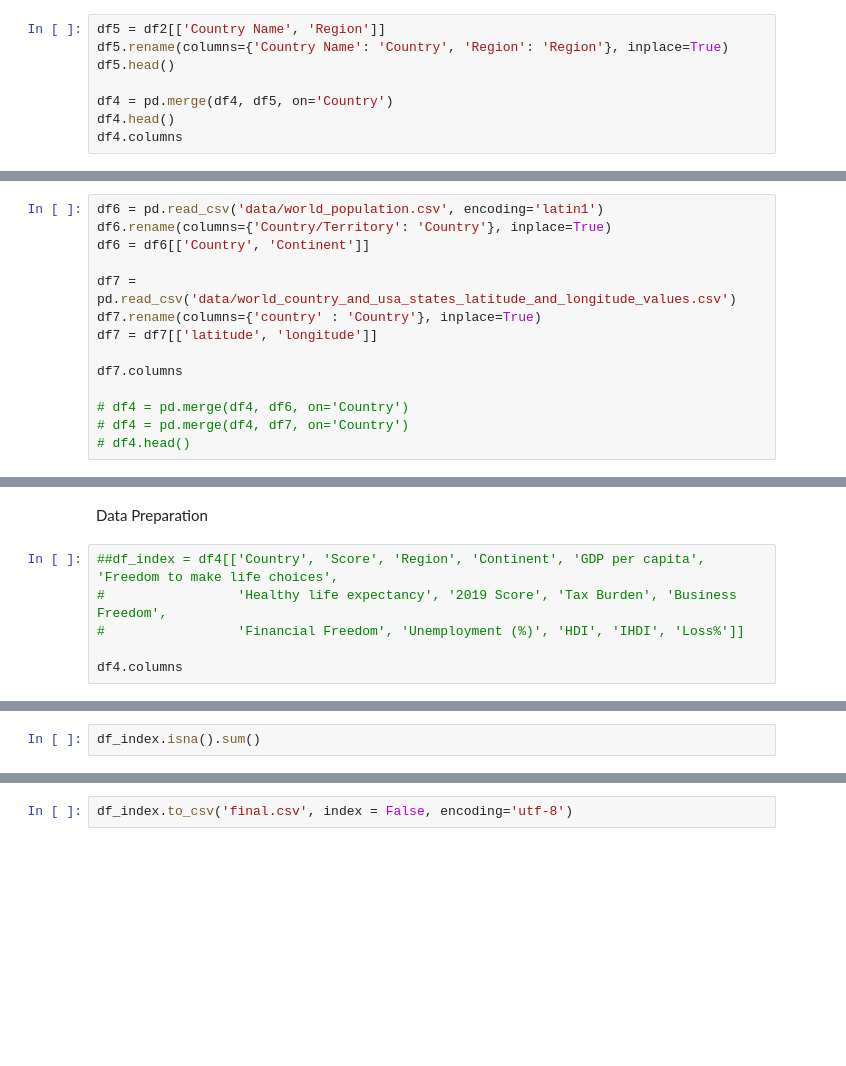
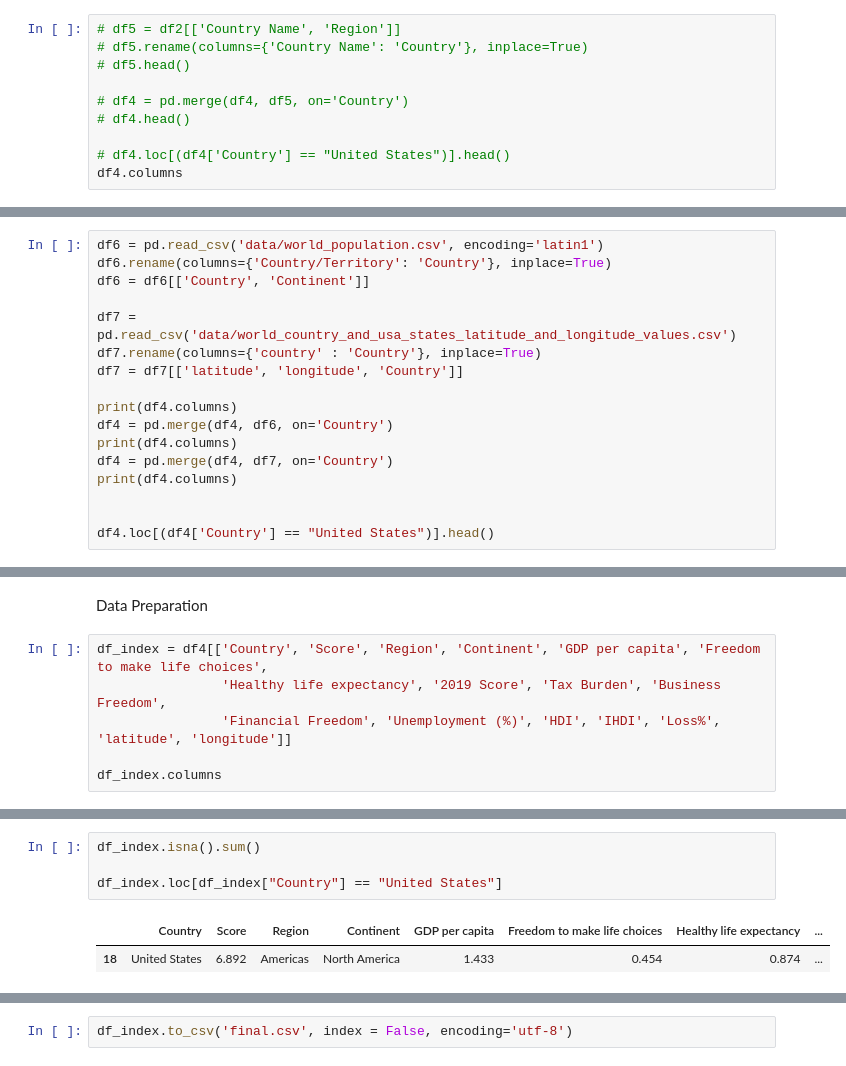
Before and after one commit to mahimahithefish/neuda_g17, a Jupyter notebook: test.ipynb, the cells around one changed output, grey strips where cells are left out. Saved outputs shown, nothing was run; the diff lists cells and outputs as text; blank space fills up the shorter version.

```diff
--- a/test.ipynb
+++ b/test.ipynb
@@ -80,11 +80,13 @@ Index(['Overall rank', 'Country', 'Score', 'GDP per capita', 'Social support',
        'Growth_2010'],
       dtype='object')
 # %%
-df5 = df2[['Country Name', 'Region']]
-df5.rename(columns={'Country Name': 'Country', 'Region': 'Region'}, inplace=True)
-df5.head()
+# df5 = df2[['Country Name', 'Region']]
+# df5.rename(columns={'Country Name': 'Country'}, inplace=True)
+# df5.head()
 
-df4 = pd.merge(df4, df5, on='Country')
-df4.head()
+# df4 = pd.merge(df4, df5, on='Country')
+# df4.head()
+
+# df4.loc[(df4['Country'] == "United States")].head()
 df4.columns
 # %% [output]
@@ -115,11 +113,14 @@ df6 = df6[['Country', 'Continent']]
 
 df7 = pd.read_csv('data/world_country_and_usa_states_latitude_and_longitude_values.csv')
 df7.rename(columns={'country' : 'Country'}, inplace=True)
-df7 = df7[['latitude', 'longitude']]
+df7 = df7[['latitude', 'longitude', 'Country']]
 
-df7.columns
+print(df4.columns)
+df4 = pd.merge(df4, df6, on='Country')
+print(df4.columns)
+df4 = pd.merge(df4, df7, on='Country')
+print(df4.columns)
 
-# df4 = pd.merge(df4, df6, on='Country')
-# df4 = pd.merge(df4, df7, on='Country')
-# df4.head()
+
+df4.loc[(df4['Country'] == "United States")].head()
 # %% [output]
@@ -148,8 +168,8 @@ import pandas as pd
 # %% [markdown]
 Data Preparation
 # %%
-##df_index = df4[['Country', 'Score', 'Region', 'Continent', 'GDP per capita', 'Freedom to make life choices',
-#                 'Healthy life expectancy', '2019 Score', 'Tax Burden', 'Business Freedom',
-#                 'Financial Freedom', 'Unemployment (%)', 'HDI', 'IHDI', 'Loss%']]
+df_index = df4[['Country', 'Score', 'Region', 'Continent', 'GDP per capita', 'Freedom to make life choices',
+                'Healthy life expectancy', '2019 Score', 'Tax Burden', 'Business Freedom',
+                'Financial Freedom', 'Unemployment (%)', 'HDI', 'IHDI', 'Loss%', 'latitude', 'longitude']]
 
-df4.columns
+df_index.columns
@@ -160,4 +193,9 @@ df_index.head()
 # %%
 df_index.isna().sum()
+
+df_index.loc[df_index["Country"] == "United States"]
+# %% [output]
+|  | Country | Score | Region | Continent | GDP per capita | Freedom to make life choices | Healthy life expectancy | ... |
+| 18 | United States | 6.892 | Americas | North America | 1.433 | 0.454 | 0.874 | ... |
 # %%
 df_index[df_index['2019 Score'].isna()]
```
Also changed, not shown: parts of 12 cells of this notebook, 1 other file.
